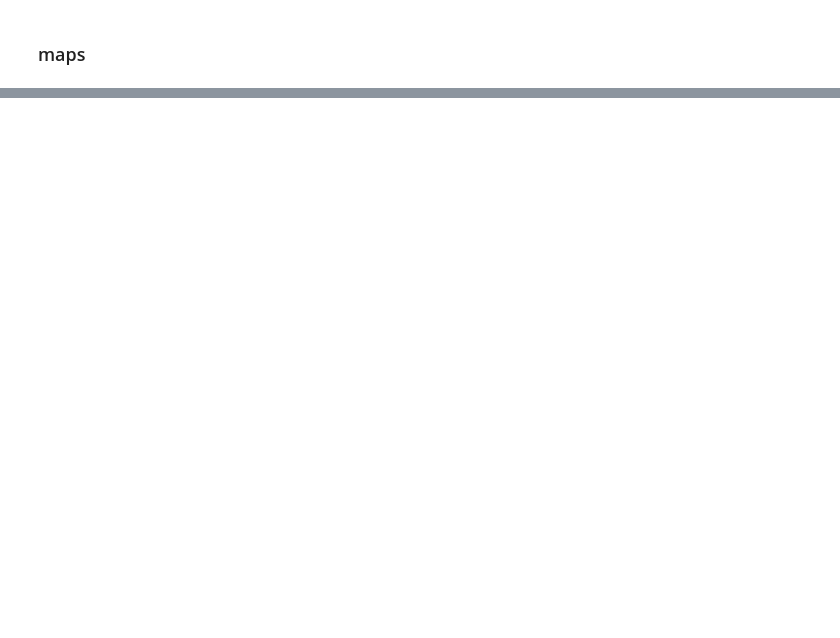
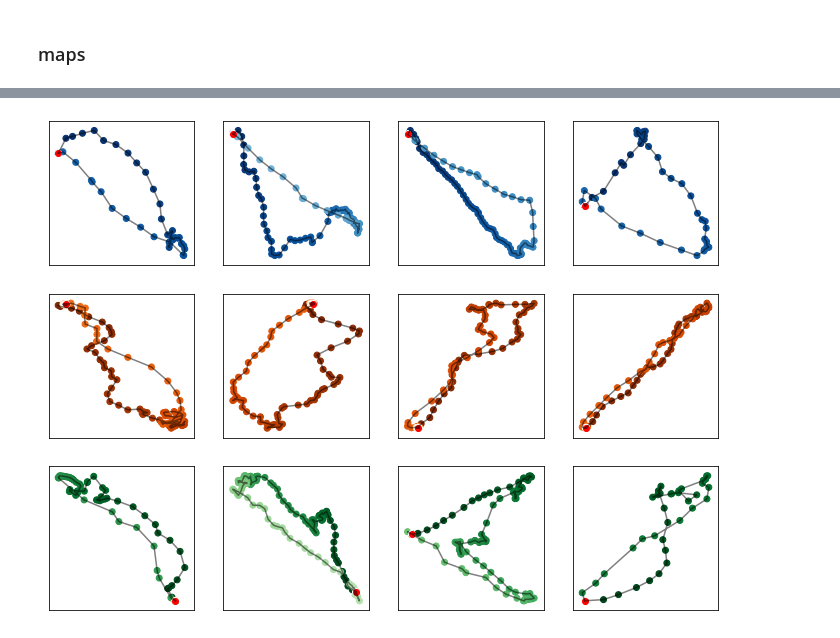
Before and after one commit to AmedeeRoy/BirdGAN, a Jupyter notebook: code/results.ipynb, the cells around one changed output, grey strips where cells are left out. Saved outputs shown, nothing was run; the diff lists cells and outputs as text; code cells hidden in the pictures; blank space fills up the shorter version.

```diff
--- a/code/results.ipynb
+++ b/code/results.ipynb
@@ -172,3 +223,59 @@ data = data[data.dist_colony > 1000]
+# %%
+plt.figure(figsize=(12,9))
+
+nb = [1, 20, 7, 12]
+traj_sim = traj_SD
+k = 1
+for i in nb:
+    plt.subplot(3,4,k)
+    plt.plot(traj_sim[i,0,:], traj_sim[i,1,:], c = 'black', alpha = 0.5)
+    plt.scatter(traj_sim[i,0,:], traj_sim[i,1,:], c=np.arange(traj_sim.shape[2]), cmap='Blues_r')
+    plt.scatter(0,0, c = 'red')
+#     plt.xlim(-1,1)
+#     plt.ylim(-1,1)
+#     plt.yticks([-1, 0, 1], ["-1", "0", "1"])
+    plt.ylabel('Real')
+    ax = plt.gca()
+    ax.axes.xaxis.set_visible(False)
+    ax.axes.yaxis.set_visible(False)
+    k+=1
+
+
+nb = [1, 2, 3, 4]
+traj_sim = traj_GAN_SD
+k=1
+for i in nb:
+    plt.subplot(3,4,k+4)
+    plt.plot(traj_sim[i,0,:], traj_sim[i,1,:], c = 'black', alpha = 0.5)
+    plt.scatter(traj_sim[i,0,:], traj_sim[i,1,:], c=np.arange(traj_sim.shape[2]), cmap='Oranges_r')
+    plt.scatter(0,0, c = 'red')
+#     plt.xlim(-1,1)
+#     plt.ylim(-1,1)
+#     plt.yticks([-1, 0, 1], ["-1", "0", "1"])
+    plt.ylabel('GAN')
+    ax = plt.gca()
+    ax.axes.xaxis.set_visible(False)
+    ax.axes.yaxis.set_visible(False)
+    k+=1
+
+nb = [5, 2, 3, 4]
+traj_sim = traj_HMM_SD
+k=1
+for i in nb:
+    plt.subplot(3,4,k+8)
+    plt.plot(traj_sim[i,0,:], traj_sim[i,1,:], c = 'black', alpha = 0.5)
+    plt.scatter(traj_sim[i,0,:], traj_sim[i,1,:], c=np.arange(traj_sim.shape[2]), cmap='Greens_r')
+    plt.scatter(0,0, c = 'red')
+#     plt.xlim(-1,1)
+#     plt.ylim(-1,1)
+#     plt.yticks([-1, 0, 1], ["-1", "0", "1"])
+    plt.ylabel('HMM')
+    ax = plt.gca()
+    ax.axes.xaxis.set_visible(False)
+    ax.axes.yaxis.set_visible(False)
+    k+=1
+# %% [output]
+[figure, added]
 # %%
 from mpl_toolkits.basemap import Basemap
 from mpl_toolkits.basemap import Basemap
```
Also changed, not shown: parts of 34 cells of this notebook, 41 other files.
